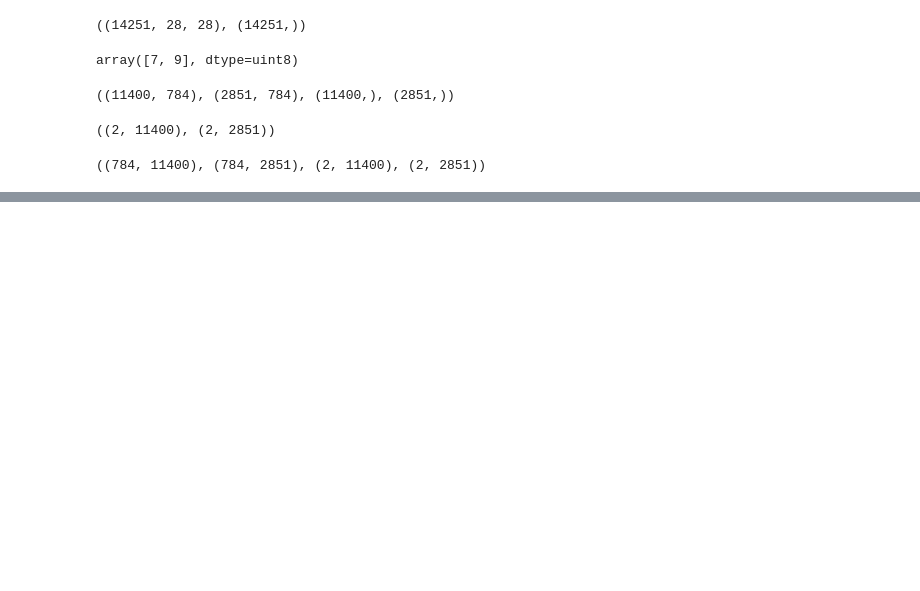
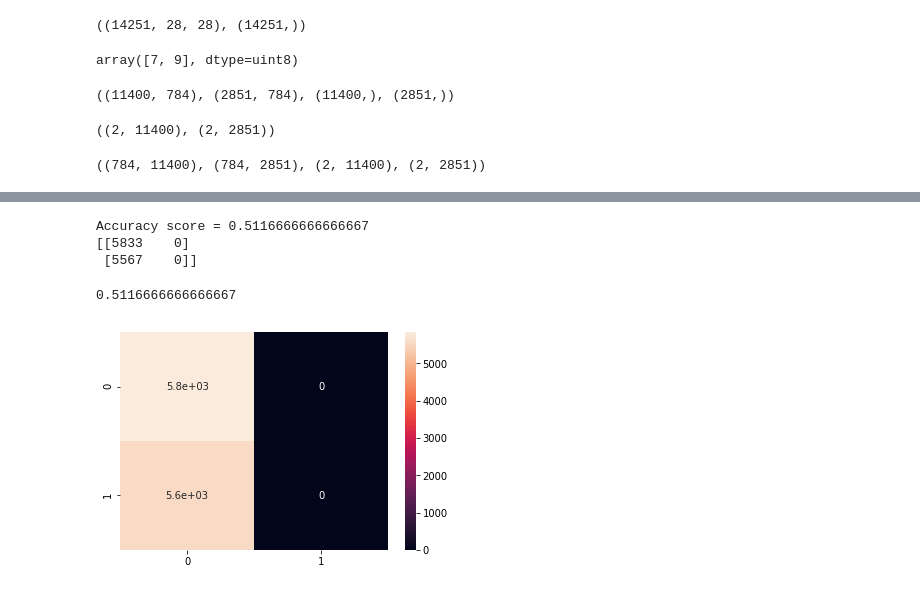
Before and after one commit to Hitkul/ML_course_IIITD, a Jupyter notebook: Assignment 3/Assignment_3.ipynb, the cells around one changed output, grey strips where cells are left out. Drawn from its saved outputs; the diff is of its cells as text; code cells hidden in the pictures; blank space fills up the shorter version.

```diff
--- a/Assignment 3/Assignment_3.ipynb
+++ b/Assignment 3/Assignment_3.ipynb
@@ -264,0 +286,8 @@ plt.plot(range(len(cost[1:])),cost[1:])
+# %%
+get_performance(X_train,Y_train)
+# %% [output]
+Accuracy score = 0.5116666666666667
+[[5833    0]
+ [5567    0]]
+0.5116666666666667
+[figure, added]
```
Also changed, not shown: parts of 15 cells of this notebook.
